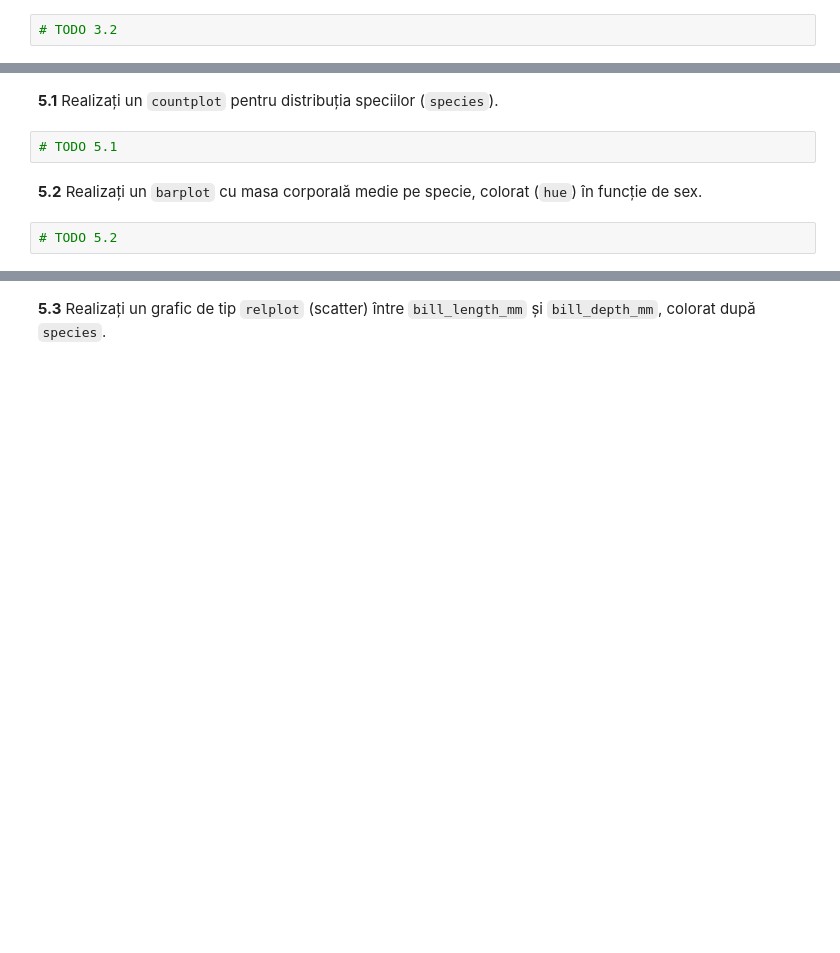
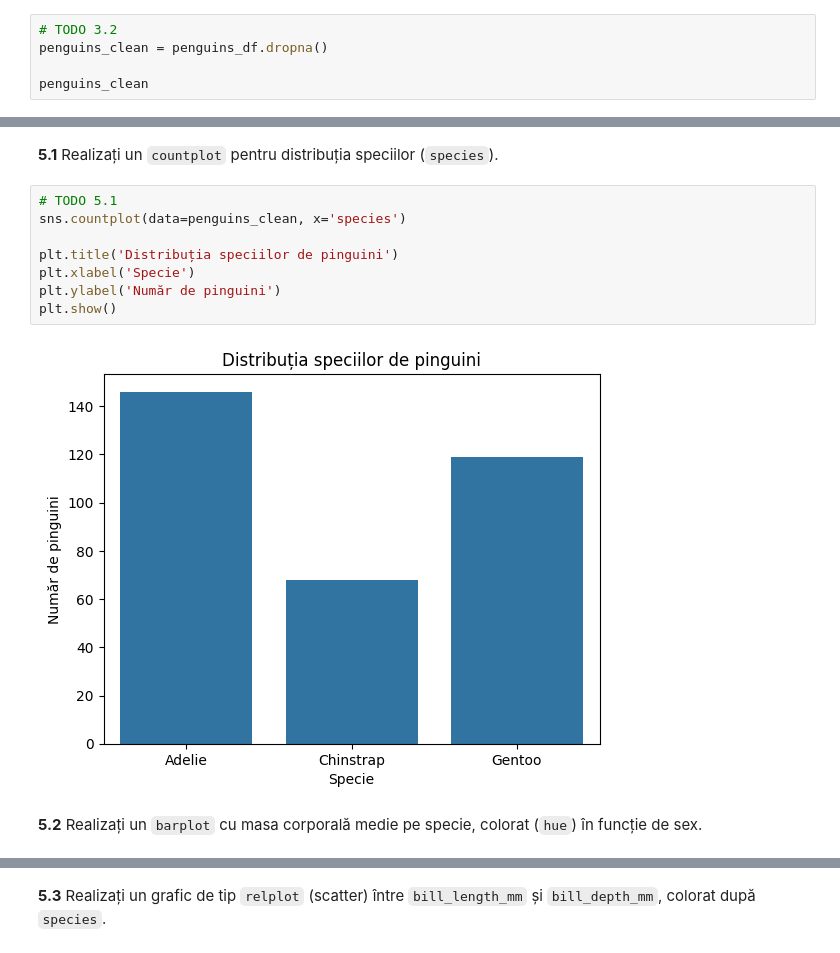
Before and after one commit to Marina202005/ML-Seminar_HorhoceaMarina, a Jupyter notebook: Tema_Laborator_2_ML.ipynb, the cells around one changed output, grey strips where cells are left out. Saved outputs shown, nothing was run; the diff lists cells and outputs as text; blank space fills up the shorter version.

```diff
--- a/Tema_Laborator_2_ML.ipynb
+++ b/Tema_Laborator_2_ML.ipynb
@@ -109,3 +169,6 @@ penguins_df.describe(include='all')
 **3.2** Eliminați rândurile cu valori lipsă și salvați rezultatul într-un nou DataFrame, `penguins_clean`.
 # %%
 # TODO 3.2
+penguins_clean = penguins_df.dropna()
+
+penguins_clean
@@ -139,9 +258,15 @@ penguins_df.describe(include='all')
 *Folosiți `penguins_clean` pentru graficele de mai jos.*
 # %% [markdown]
 **5.1** Realizați un `countplot` pentru distribuția speciilor (`species`).
-# %%
-# TODO 5.1
+# %%
+# TODO 5.1
+sns.countplot(data=penguins_clean, x='species')
+
+plt.title('Distribuția speciilor de pinguini')
+plt.xlabel('Specie')
+plt.ylabel('Număr de pinguini')
+plt.show()
+# %% [output]
+[figure, added]
 # %% [markdown]
 **5.2** Realizați un `barplot` cu masa corporală medie pe specie, colorat (`hue`) în funcție de sex.
-# %%
-# TODO 5.2
```
Also changed, not shown: parts of 21 cells of this notebook.
